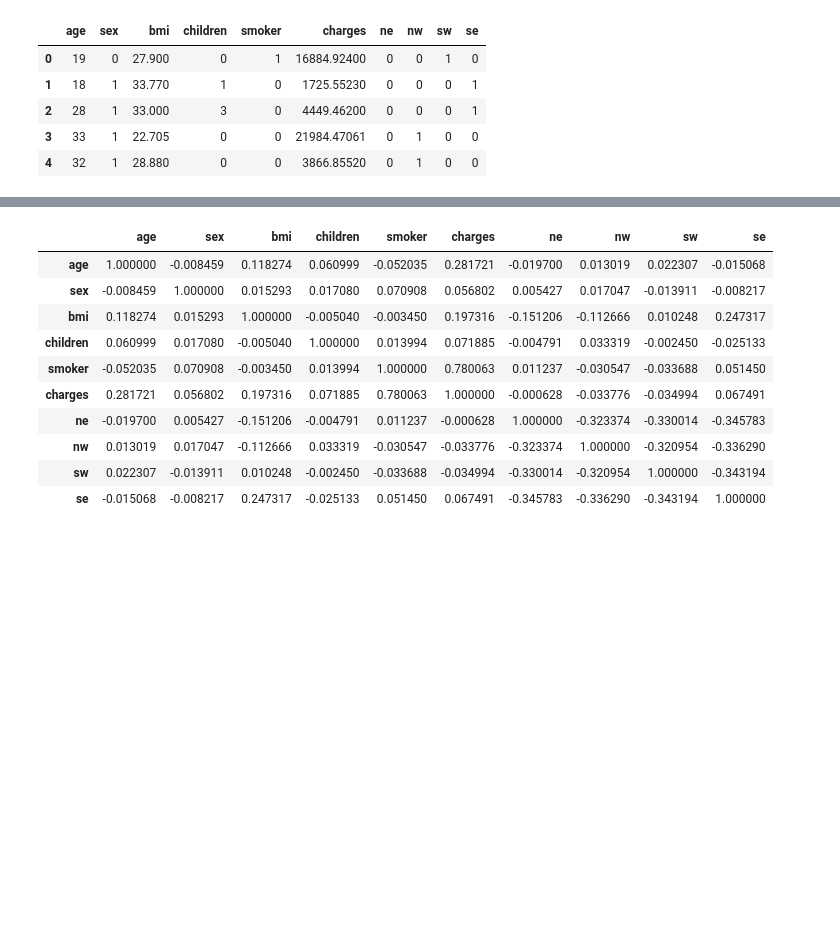
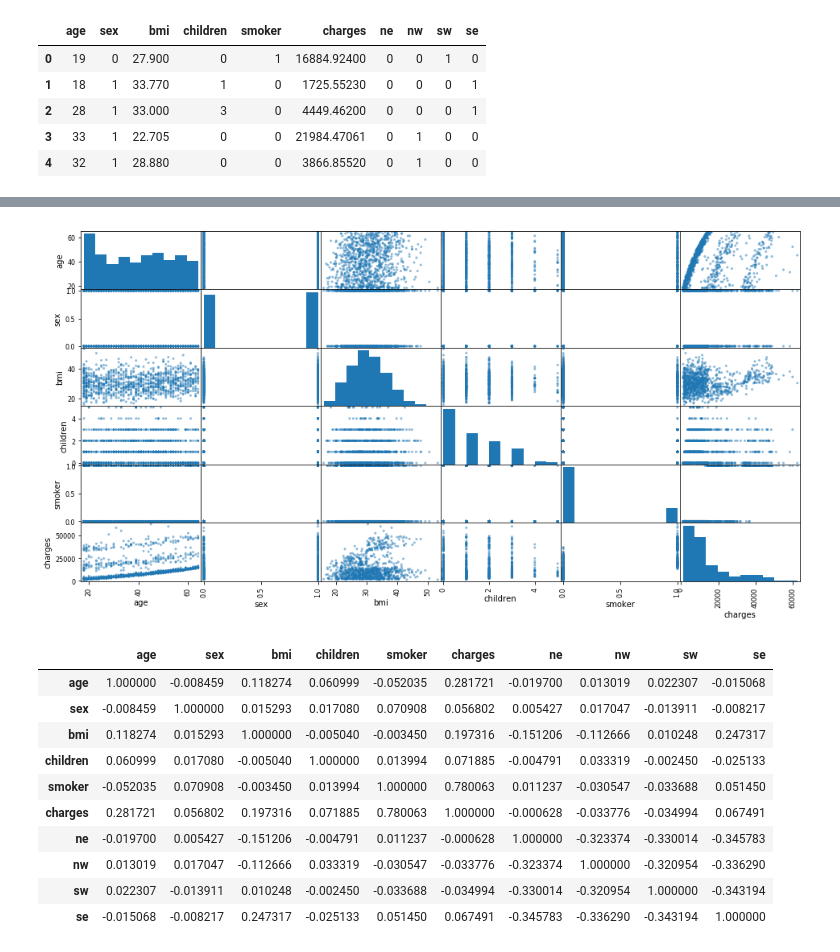
Before and after one commit to KarlWenzel/MyScikit-Learn, a Jupyter notebook: Scikit-Learn-Class.ipynb, the cells around one changed output, grey strips where cells are left out. Drawn from its saved outputs; the diff is of its cells as text; code cells hidden in the pictures; blank space fills up the shorter version.

```diff
--- a/Scikit-Learn-Class.ipynb
+++ b/Scikit-Learn-Class.ipynb
@@ -135,3 +145,10 @@ plt.show()
+# %%
+# scatter_matrix is from pandas.plotting package
+
+scatter_matrix(trainData.drop(columns=['ne','nw','sw','se'], axis=1), figsize=(16,8))
+plt.show()
+# %% [output]
+[figure, added]
 # %%
 # Matrix of correlation coefficients
 # Note the figure on https://en.wikipedia.org/wiki/Correlation_and_dependence
```
Also changed, not shown: parts of 10 cells of this notebook, 2 other files.
